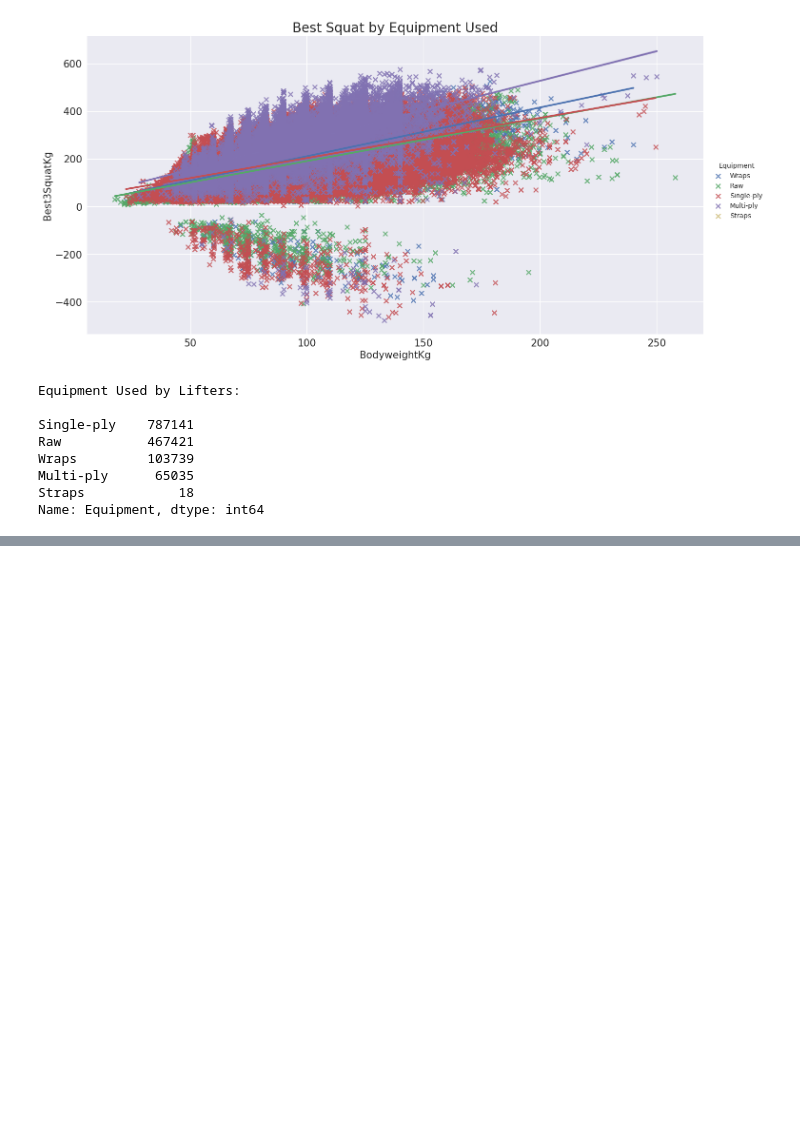
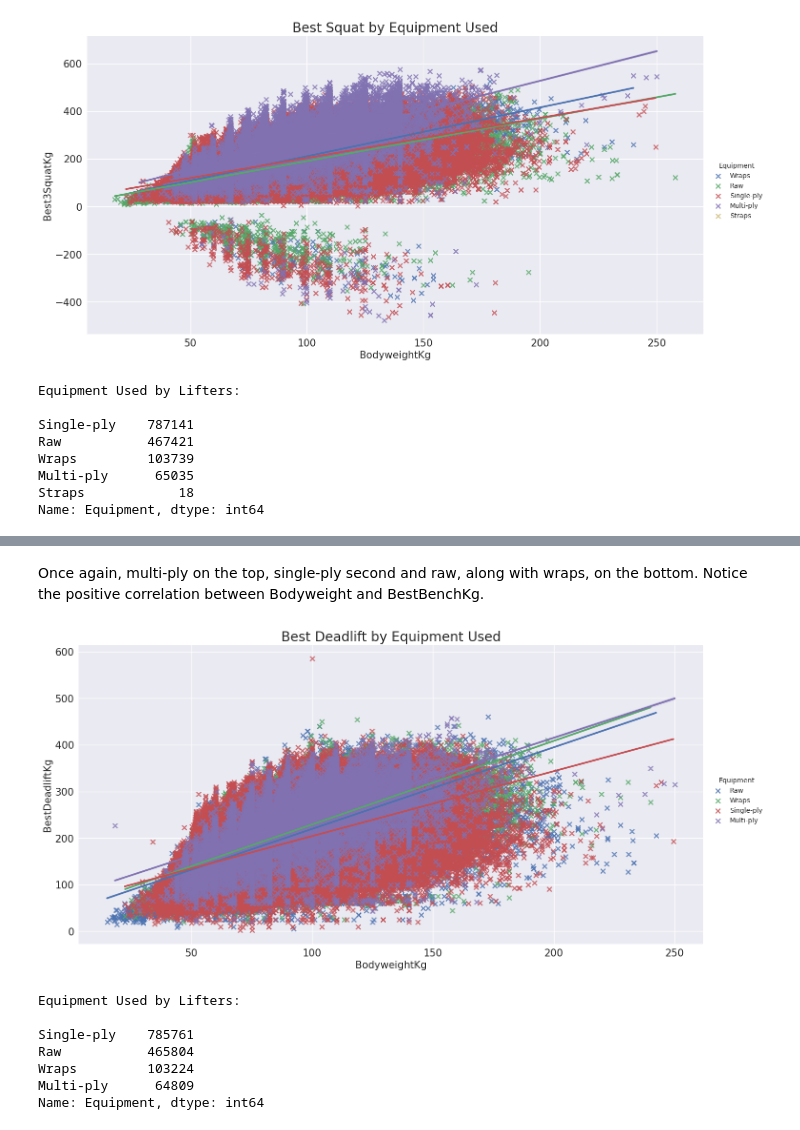
Before and after one commit to joshoandres13/pandas_practice, a Jupyter notebook: pandas_practice.ipynb, the cells around one changed output, grey strips where cells are left out. Cells and saved outputs as stored; diff of their text form; code cells hidden in the pictures; blank space fills up the shorter version.

```diff
--- a/pandas_practice.ipynb
+++ b/pandas_practice.ipynb
@@ -613 +614,28 @@ Straps            18
 Name: Equipment, dtype: int64
+# %% [markdown]
+Once again, multi-ply on the top, single-ply second and raw, along with wraps, on the bottom. Notice the positive correlation between Bodyweight and BestBenchKg.
+# %%
+sns.lmplot(x='BodyweightKg',
+           y='Best3DeadliftKg',
+           data=df,
+           hue='Equipment',
+           markers='x',
+           height=7,
+           aspect=2)
+plt.title('Best Deadlift by Equipment Used',fontsize=20)
+plt.xticks(fontsize=15)
+plt.yticks(fontsize=15)
+plt.ylabel('BestDeadliftKg',fontsize=15)
+plt.xlabel('BodyweightKg',fontsize=15)
+plt.show()
+print('Equipment Used by Lifters:\n')
+print(df['Equipment'].dropna().value_counts())
+# %% [output]
+[figure, added]
+Equipment Used by Lifters:
+
+Single-ply    785761
+Raw           465804
+Wraps         103224
+Multi-ply      64809
+Name: Equipment, dtype: int64
```
Also changed, not shown: parts of 45 cells of this notebook.
